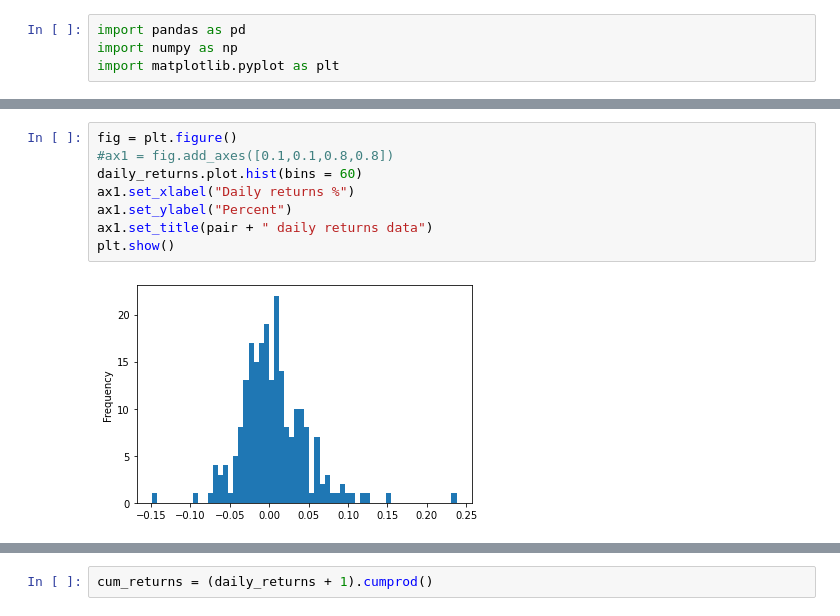
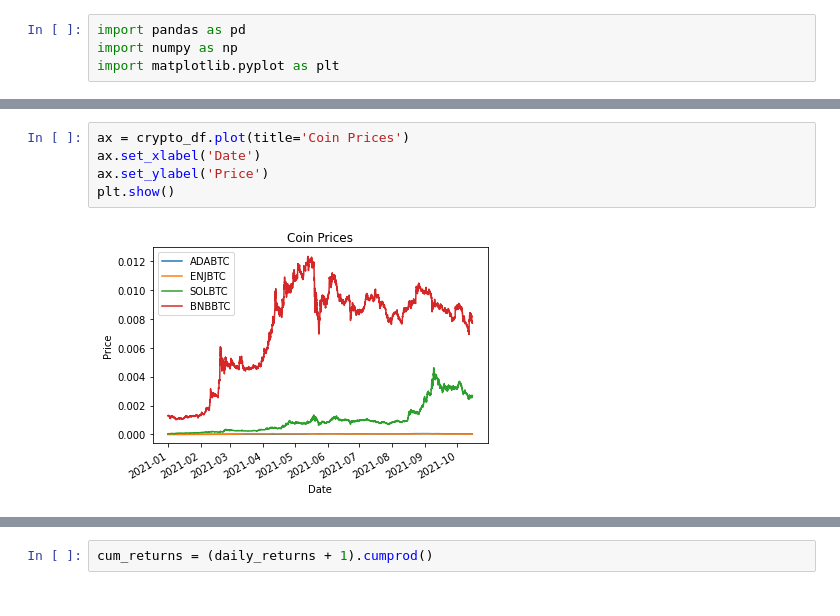
Before and after one commit to evandroagnes/cryptocurrencies-trading, a Jupyter notebook: cryptocurrencies_alts.ipynb, the cells around one changed output, grey strips where cells are left out. Cells and saved outputs as stored; diff of their text form.

```diff
--- a/cryptocurrencies_alts.ipynb
+++ b/cryptocurrencies_alts.ipynb
@@ -110,10 +75,7 @@ plt.show()
-# %%
-fig = plt.figure()
-#ax1 = fig.add_axes([0.1,0.1,0.8,0.8])
-daily_returns.plot.hist(bins = 60)
-ax1.set_xlabel("Daily returns %")
-ax1.set_ylabel("Percent")
-ax1.set_title(pair + " daily returns data")
-plt.show()
-# %% [output]
-[figure, removed]
+# %%
+ax = crypto_df.plot(title='Coin Prices')
+ax.set_xlabel('Date')
+ax.set_ylabel('Price')
+plt.show()
+# %% [output]
+[figure, added]
```
Also changed, not shown: parts of 27 cells of this notebook.
